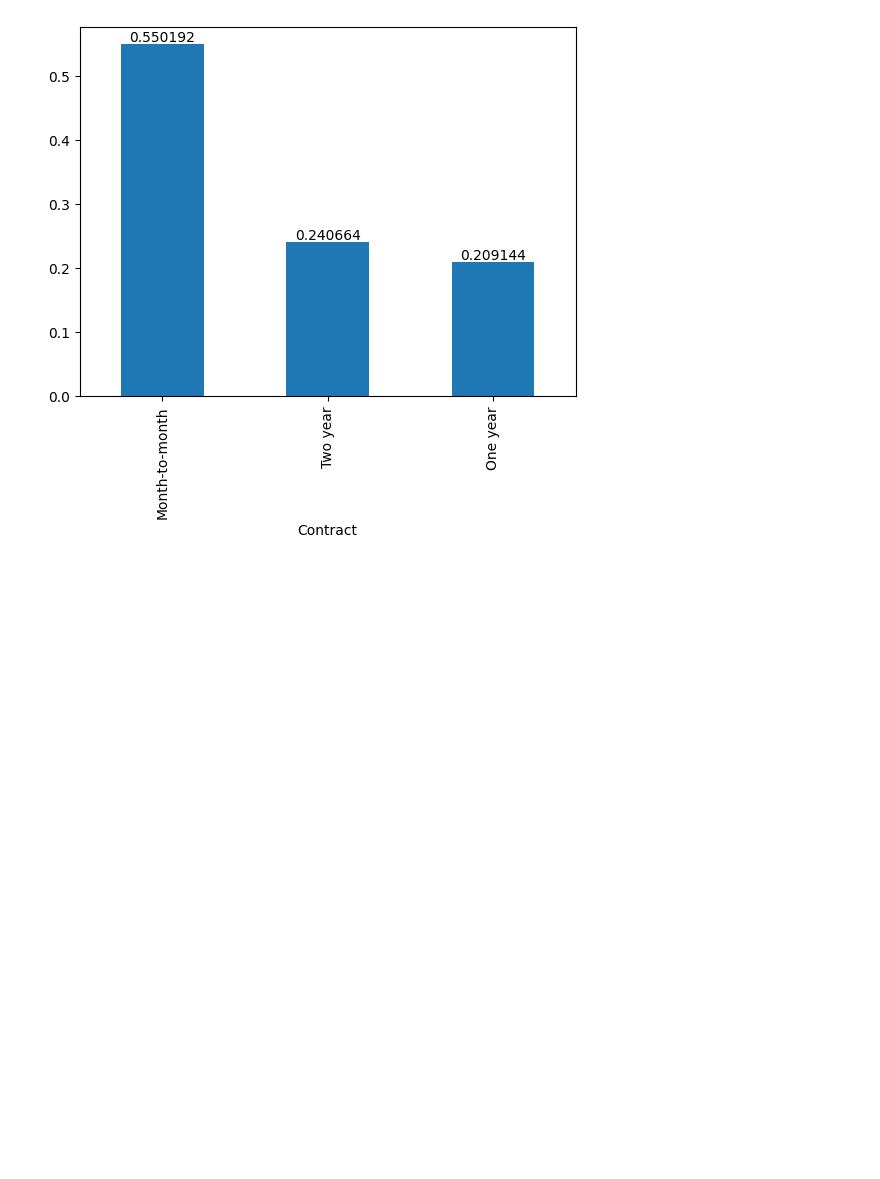
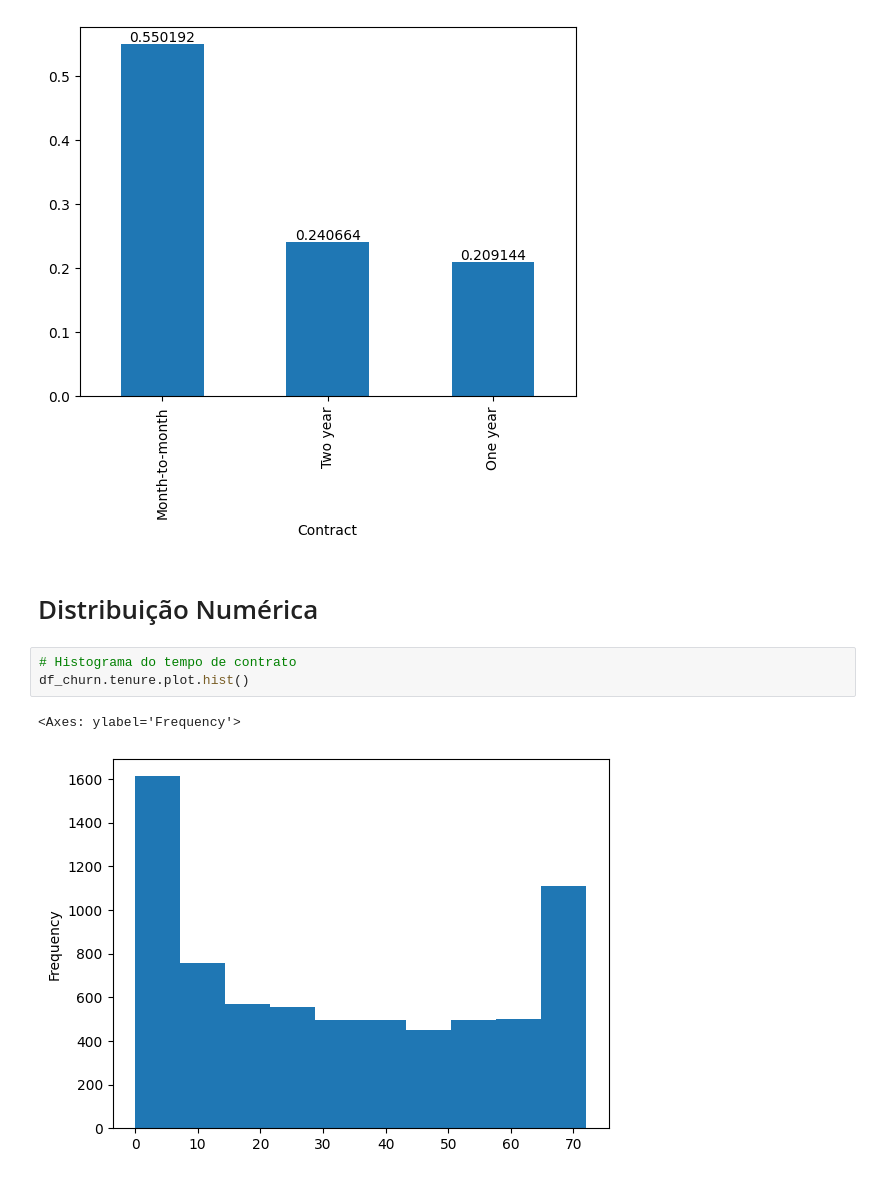
Before and after one commit to Weslley-Prado/eda, a Jupyter notebook: eda/eda_churn.ipynb, the cells around one changed output. Saved outputs shown, nothing was run; the diff lists cells and outputs as text; blank space fills up the shorter version.

```diff
--- a/eda/eda_churn.ipynb
+++ b/eda/eda_churn.ipynb
@@ -646,3 +646,11 @@ ax.bar_label(ax.containers[0])
 # %% [output]
 [Text(0, 0, '0.550192'), Text(0, 0, '0.240664'), Text(0, 0, '0.209144')]
 [figure]
+# %% [markdown]
+# Distribuição Numérica
+# %%
+# Histograma do tempo de contrato
+df_churn.tenure.plot.hist()
+# %% [output]
+<Axes: ylabel='Frequency'>
+[figure, added]
```
Also changed, not shown: parts of 7 cells of this notebook.
